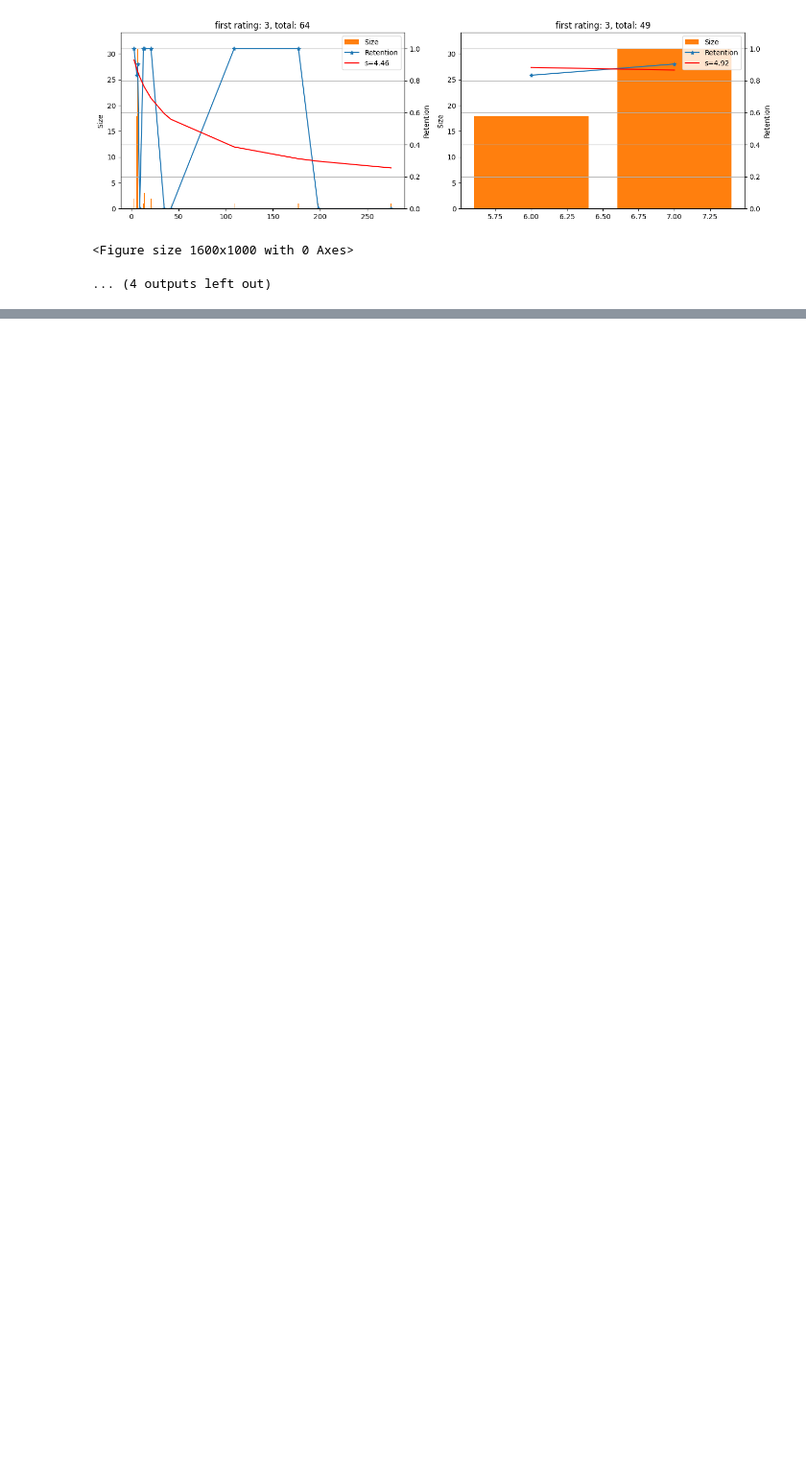
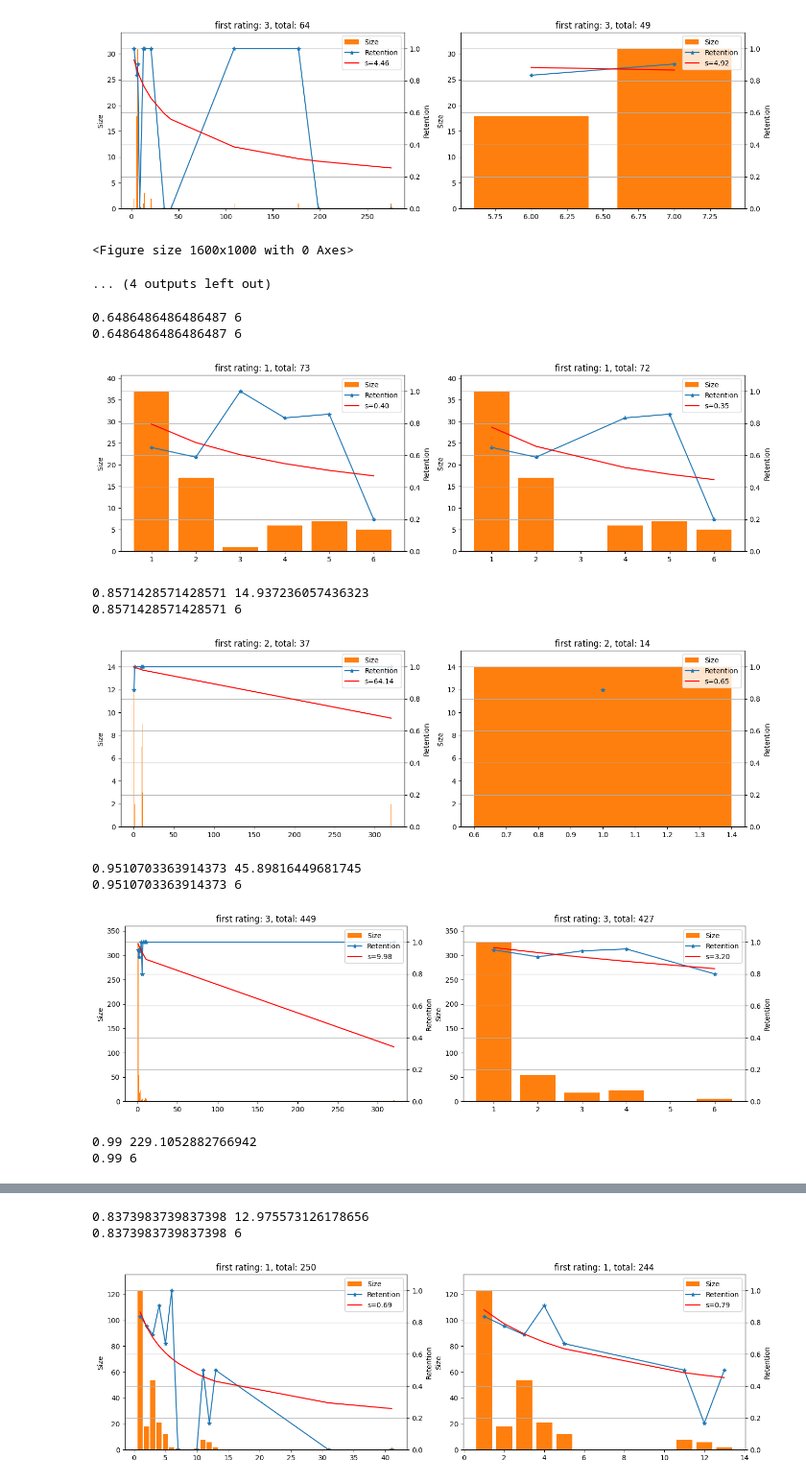
Before and after one commit to open-spaced-repetition/forgetting-curve-outlier-analysis, a Jupyter notebook: notebook.ipynb, the cells around one changed output, grey strips where cells are left out. Shown at 96% size. Cells and saved outputs as stored; diff of their text form; code cells hidden in the pictures; blank space fills up the shorter version.

```diff
--- a/notebook.ipynb
+++ b/notebook.ipynb
@@ -4,14 +4,7 @@ from pathlib import Path
 from utils import *
 
 
-def remove_outliers(group: pd.DataFrame) -> pd.DataFrame:
-    # threshold = np.mean(group['delta_t']) * 1.5
-    # threshold = group['delta_t'].quantile(0.95)
-    # Q1 = group['delta_t'].quantile(0.25)
-    # Q3 = group['delta_t'].quantile(0.75)
-    # IQR = Q3 - Q1
-    # threshold = Q3 + 1.5 * IQR
-    # group = group[group['delta_t'] <= threshold]
+def original_outlier_filter(group: pd.DataFrame) -> pd.DataFrame:
     grouped_group = (
         group.groupby(by=["r_history", "delta_t"], group_keys=False)
         .agg({"y": ["mean", "count"]})
@@ -43,7 +36,7 @@ sorted_files = sorted(
 
 for path in sorted_files:
     df = create_time_series(pd.read_csv(path))
-    outlier_analysis(df, remove_outliers)
+    outlier_analysis(df, original_outlier_filter)
 # %% [output]
 [figure]
 [figure]
@@ -58,3 +51,50 @@ for path in sorted_files:
 [figure]
 <Figure size 1600x1000 with 0 Axes>
 ... (4 outputs left out)
+# %%
+def simple_filter(group: pd.DataFrame) -> pd.DataFrame:
+    grouped_group = (
+        group.groupby(by=["r_history", "delta_t"], group_keys=False)
+        .agg({"y": ["mean", "count"]})
+        .reset_index()
+    )
+    believable_y_mean = grouped_group[grouped_group[("y", "count")] == grouped_group[("y", "count")].max()][("y", "mean")].mean()
+    believable_y_mean = min(believable_y_mean, 0.99)
+    believable_y_count = np.log(0.1) / np.log(believable_y_mean)
+    believable_y_count = max(believable_y_count, 6)
+    print(believable_y_mean, believable_y_count)
+    outliers = grouped_group[(grouped_group[("y", "mean")] == 1.0) & (grouped_group[("y", "count")] < believable_y_count)]
+    for i in outliers.index:
+        delta_t = outliers.loc[i, "delta_t"].values[0]
+        group.drop(group[group["delta_t"] == delta_t].index, inplace=True)
+
+    believable_y_count = np.log(0.1) / np.log(1 - believable_y_mean)
+    believable_y_count = max(believable_y_count, 6)
+    print(believable_y_mean, believable_y_count)
+    outliers = grouped_group[(grouped_group[("y", "mean")] == 0.0) & (grouped_group[("y", "count")] < believable_y_count)]
+    for i in outliers.index:
+        delta_t = outliers.loc[i, "delta_t"].values[0]
+        group.drop(group[group["delta_t"] == delta_t].index, inplace=True)
+    return group
+
+
+sorted_files = sorted(
+    Path("../fsrs-benchmark/dataset").glob("*.csv"), key=lambda x: int(x.stem)
+)[:4]
+
+
+for path in sorted_files:
+    df = create_time_series(pd.read_csv(path))
+    outlier_analysis(df, simple_filter)
+# %% [output]
+0.6486486486486487 6
+0.6486486486486487 6
+[figure, added]
+0.8571428571428571 14.937236057436323
+0.8571428571428571 6
+[figure, added]
+0.9510703363914373 45.89816449681745
+0.9510703363914373 6
+[figure, added]
+0.99 229.1052882766942
+0.99 6
@@ -60,0 +102,3 @@ for path in sorted_files:
+0.8373983739837398 12.975573126178656
+0.8373983739837398 6
+[figure, added]
```
Also changed, not shown: parts of 1 cell of this notebook, 2 other files.
